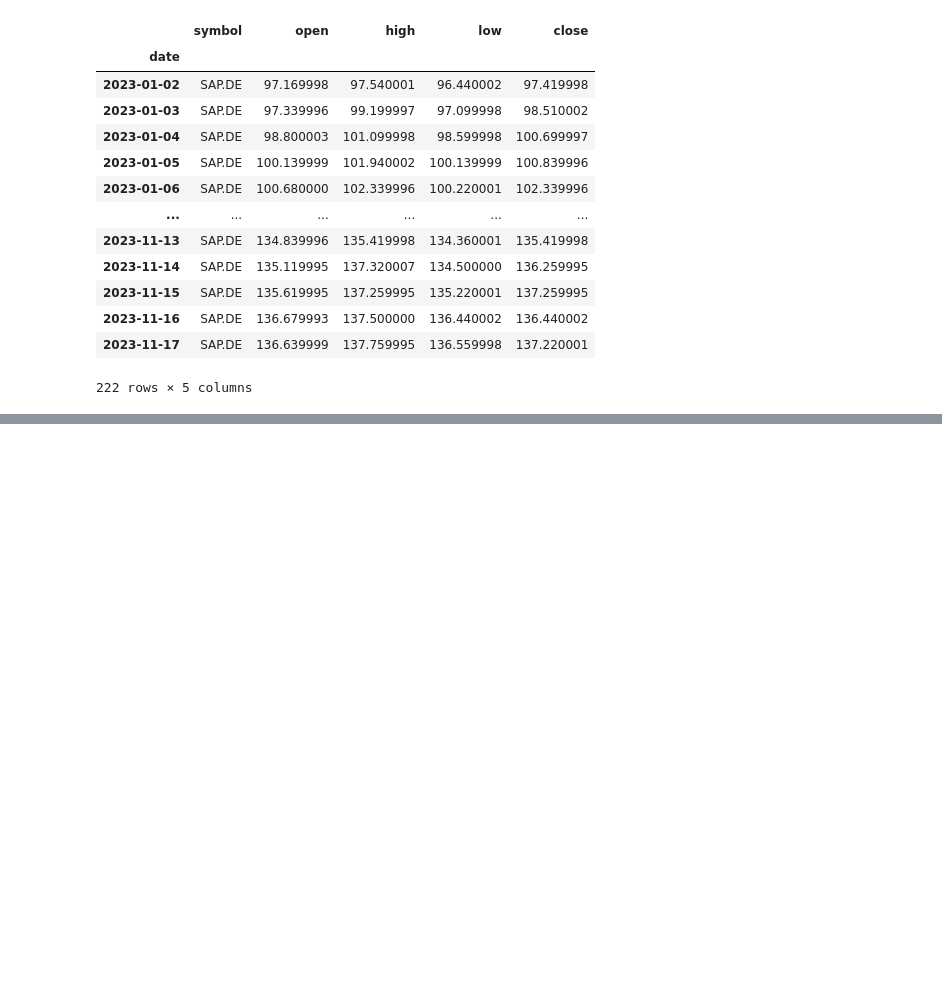
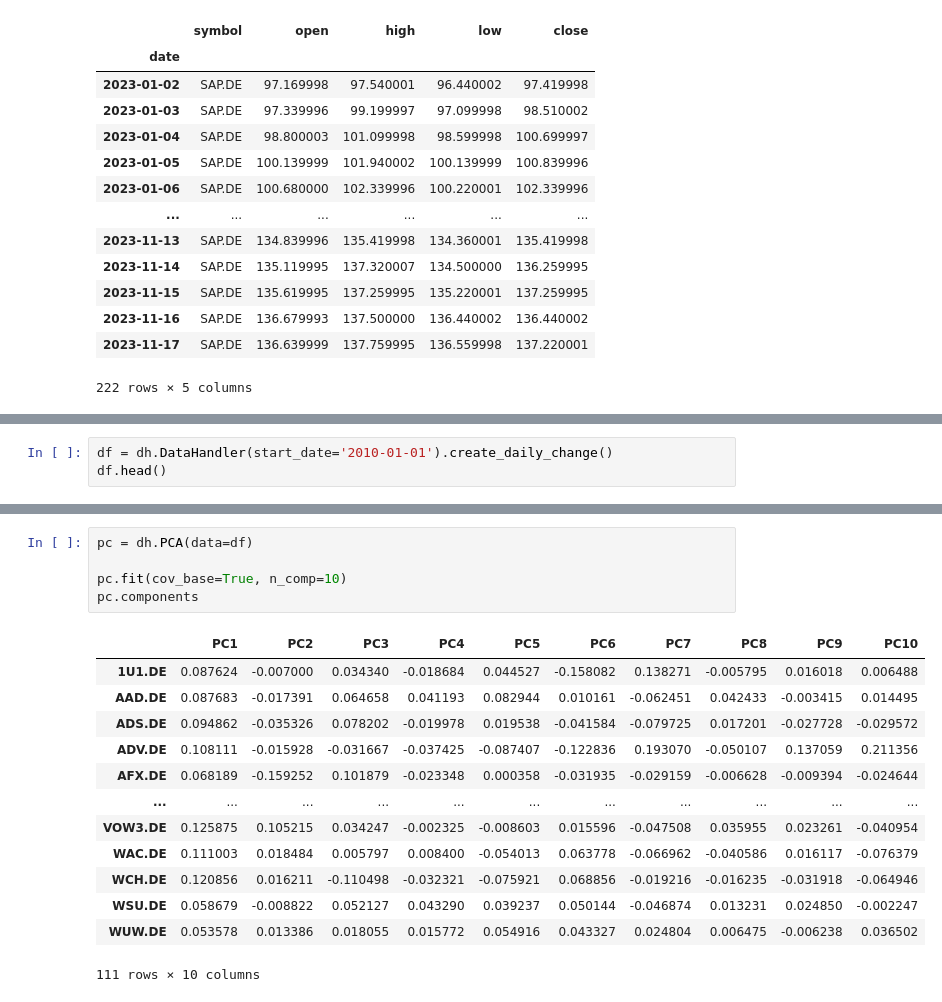
Before and after one commit to rmnskb/pca-project, a Jupyter notebook: testing.ipynb, the cells around one changed output, grey strips where cells are left out. Drawn from its saved outputs; the diff is of its cells as text; blank space fills up the shorter version.

```diff
--- a/testing.ipynb
+++ b/testing.ipynb
@@ -336,0 +507,3 @@ df[df.symbol.isin(selected_stock)]
+# %%
+df = dh.DataHandler(start_date='2010-01-01').create_daily_change()
+df.head()
@@ -336,0 +519,19 @@ df[df.symbol.isin(selected_stock)]
+# %%
+pc = dh.PCA(data=df)
+
+pc.fit(cov_base=True, n_comp=10)
+pc.components
+# %% [output]
+|  | PC1 | PC2 | PC3 | PC4 | PC5 | PC6 | PC7 | PC8 | PC9 | PC10 |
+| 1U1.DE | 0.087624 | -0.007000 | 0.034340 | -0.018684 | 0.044527 | -0.158082 | 0.138271 | -0.005795 | 0.016018 | 0.006488 |
+| AAD.DE | 0.087683 | -0.017391 | 0.064658 | 0.041193 | 0.082944 | 0.010161 | -0.062451 | 0.042433 | -0.003415 | 0.014495 |
+| ADS.DE | 0.094862 | -0.035326 | 0.078202 | -0.019978 | 0.019538 | -0.041584 | -0.079725 | 0.017201 | -0.027728 | -0.029572 |
+| ADV.DE | 0.108111 | -0.015928 | -0.031667 | -0.037425 | -0.087407 | -0.122836 | 0.193070 | -0.050107 | 0.137059 | 0.211356 |
+| AFX.DE | 0.068189 | -0.159252 | 0.101879 | -0.023348 | 0.000358 | -0.031935 | -0.029159 | -0.006628 | -0.009394 | -0.024644 |
+| ... | ... | ... | ... | ... | ... | ... | ... | ... | ... | ... |
+| VOW3.DE | 0.125875 | 0.105215 | 0.034247 | -0.002325 | -0.008603 | 0.015596 | -0.047508 | 0.035955 | 0.023261 | -0.040954 |
+| WAC.DE | 0.111003 | 0.018484 | 0.005797 | 0.008400 | -0.054013 | 0.063778 | -0.066962 | -0.040586 | 0.016117 | -0.076379 |
+| WCH.DE | 0.120856 | 0.016211 | -0.110498 | -0.032321 | -0.075921 | 0.068856 | -0.019216 | -0.016235 | -0.031918 | -0.064946 |
+| WSU.DE | 0.058679 | -0.008822 | 0.052127 | 0.043290 | 0.039237 | 0.050144 | -0.046874 | 0.013231 | 0.024850 | -0.002247 |
+| WUW.DE | 0.053578 | 0.013386 | 0.018055 | 0.015772 | 0.054916 | 0.043327 | 0.024804 | 0.006475 | -0.006238 | 0.036502 |
+111 rows × 10 columns
```
Also changed, not shown: parts of 20 cells of this notebook, 2 other files.
